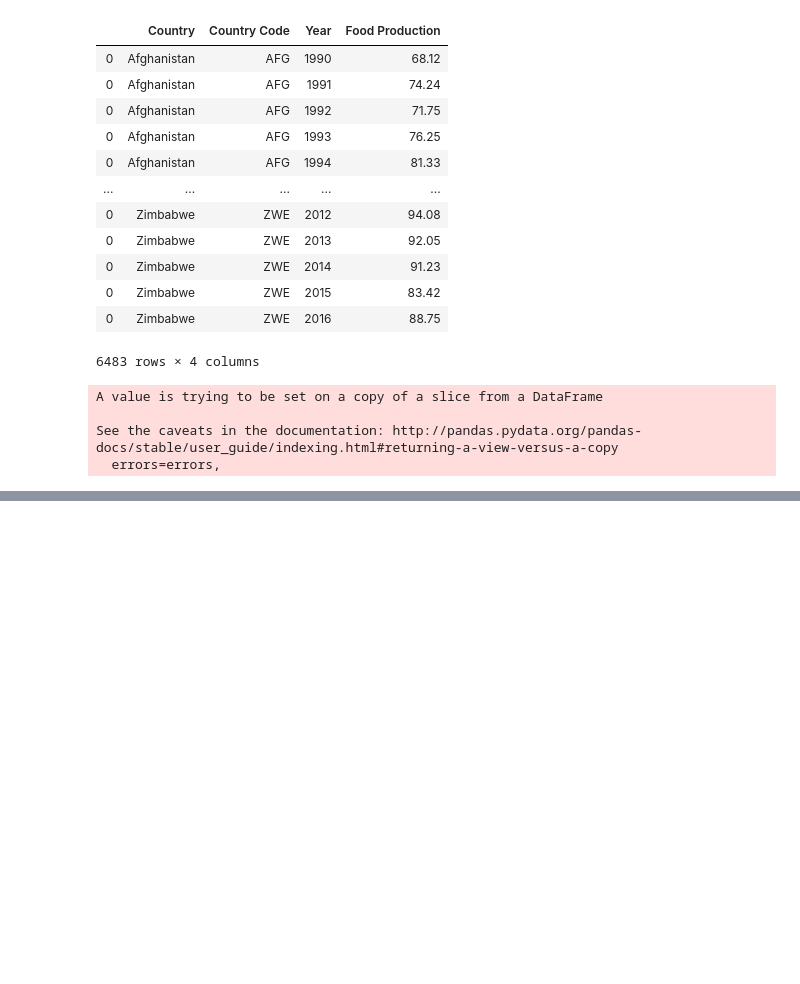
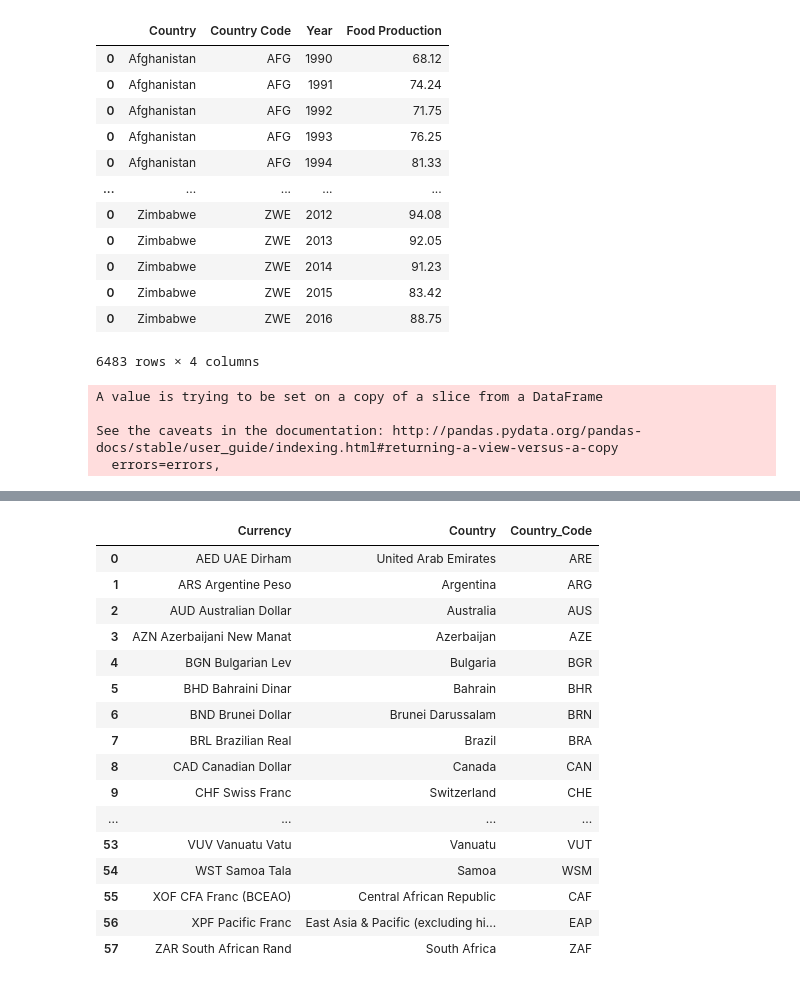
Before and after one commit to YoussefMroue/rice_etl, a Jupyter notebook: Data/Transformation.ipynb, the cells around one changed output, grey strips where cells are left out. Saved outputs shown, nothing was run; the diff lists cells and outputs as text; code cells hidden in the pictures; blank space fills up the shorter version.

```diff
--- a/Data/Transformation.ipynb
+++ b/Data/Transformation.ipynb
@@ -146,0 +156,23 @@ food_production.to_csv('food_production_clean')
+# %%
+currencies=pd.read_csv('currencies.csv')
+currencies.head()
+currencies=currencies[['Currency','Country','Country_Code']]
+currencies
+# %% [output]
+|  | Currency | Country | Country_Code |
+| 0 | AED UAE Dirham | United Arab Emirates | ARE |
+| 1 | ARS Argentine Peso | Argentina | ARG |
+| 2 | AUD Australian Dollar | Australia | AUS |
+| 3 | AZN Azerbaijani New Manat | Azerbaijan | AZE |
+| 4 | BGN Bulgarian Lev | Bulgaria | BGR |
+| 5 | BHD Bahraini Dinar | Bahrain | BHR |
+| 6 | BND Brunei Dollar | Brunei Darussalam | BRN |
+| 7 | BRL Brazilian Real | Brazil | BRA |
+| 8 | CAD Canadian Dollar | Canada | CAN |
+| 9 | CHF Swiss Franc | Switzerland | CHE |
+| ... | ... | ... | ... |
+| 53 | VUV Vanuatu Vatu | Vanuatu | VUT |
+| 54 | WST Samoa Tala | Samoa | WSM |
+| 55 | XOF CFA Franc (BCEAO) | Central African Republic | CAF |
+| 56 | XPF Pacific Franc | East Asia & Pacific (excluding hi... | EAP |
+| 57 | ZAR South African Rand | South Africa | ZAF |
```
Also changed, not shown: parts of 3 cells of this notebook, 9 other files.
